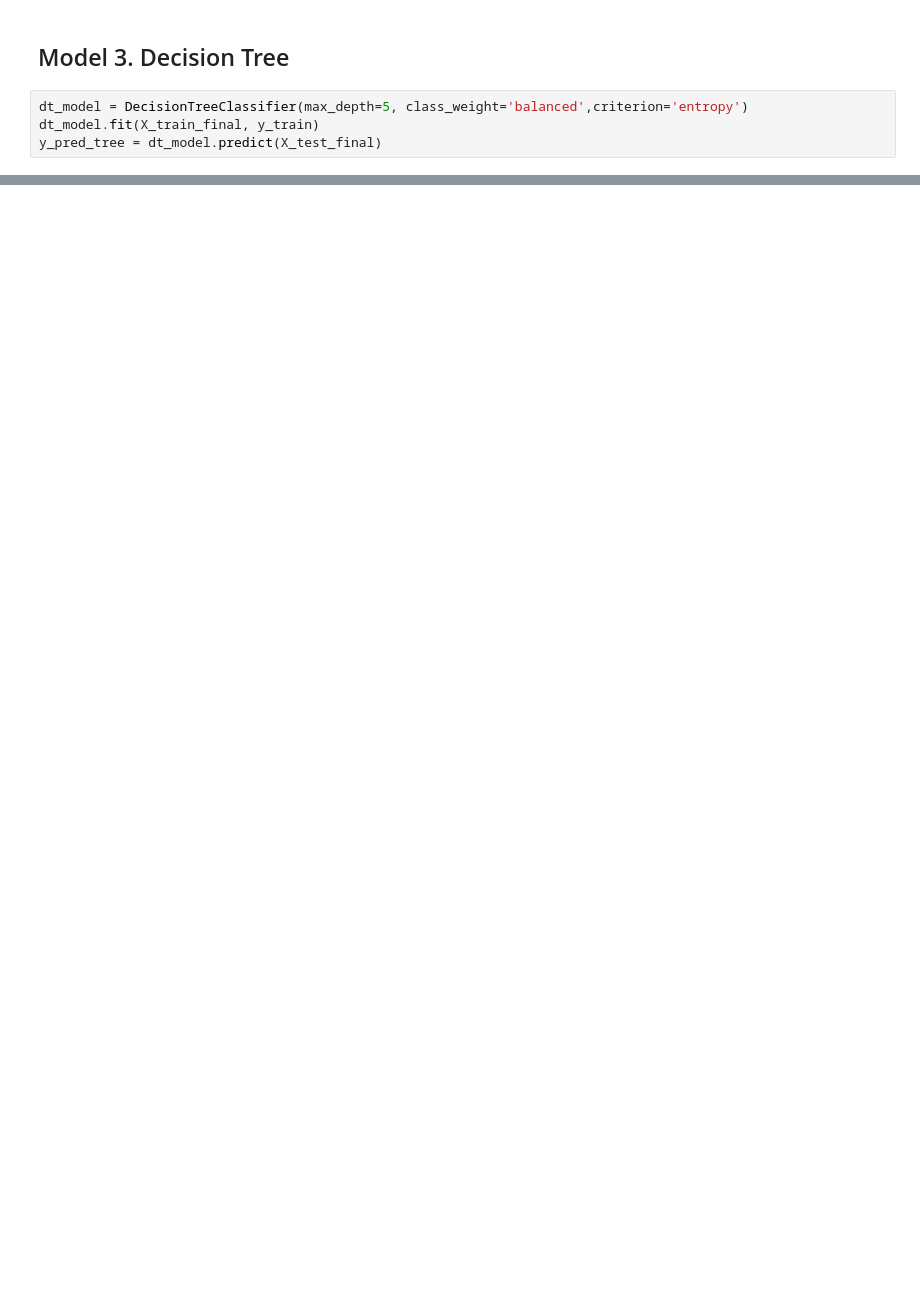
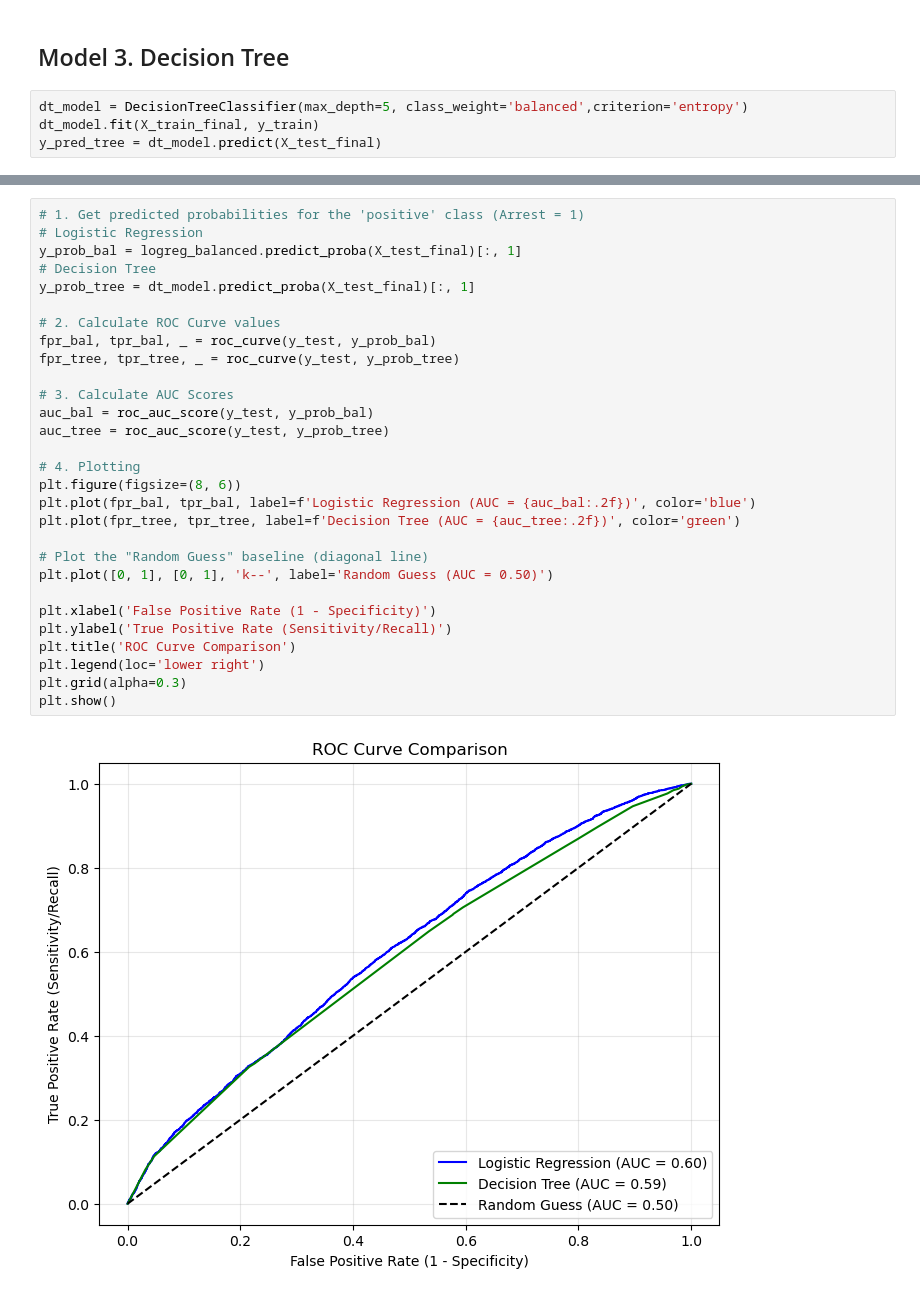
Before and after one commit to JohnThiongo-art/Terry-Traffic-Stops, a Jupyter notebook: traffic.ipynb, the cells around one changed output, grey strips where cells are left out. Drawn from its saved outputs; the diff is of its cells as text; blank space fills up the shorter version.

```diff
--- a/traffic.ipynb
+++ b/traffic.ipynb
@@ -226,0 +278,31 @@ y_pred_tree = dt_model.predict(X_test_final)
+# %%
+# 1. Get predicted probabilities for the 'positive' class (Arrest = 1)
+# Logistic Regression
+y_prob_bal = logreg_balanced.predict_proba(X_test_final)[:, 1]
+# Decision Tree
+y_prob_tree = dt_model.predict_proba(X_test_final)[:, 1]
+
+# 2. Calculate ROC Curve values
+fpr_bal, tpr_bal, _ = roc_curve(y_test, y_prob_bal)
+fpr_tree, tpr_tree, _ = roc_curve(y_test, y_prob_tree)
+
+# 3. Calculate AUC Scores
+auc_bal = roc_auc_score(y_test, y_prob_bal)
+auc_tree = roc_auc_score(y_test, y_prob_tree)
+
+# 4. Plotting
+plt.figure(figsize=(8, 6))
+plt.plot(fpr_bal, tpr_bal, label=f'Logistic Regression (AUC = {auc_bal:.2f})', color='blue')
+plt.plot(fpr_tree, tpr_tree, label=f'Decision Tree (AUC = {auc_tree:.2f})', color='green')
+
+# Plot the "Random Guess" baseline (diagonal line)
+plt.plot([0, 1], [0, 1], 'k--', label='Random Guess (AUC = 0.50)')
+
+plt.xlabel('False Positive Rate (1 - Specificity)')
+plt.ylabel('True Positive Rate (Sensitivity/Recall)')
+plt.title('ROC Curve Comparison')
+plt.legend(loc='lower right')
+plt.grid(alpha=0.3)
+plt.show()
+# %% [output]
+[figure, added]
```
Also changed, not shown: parts of 9 cells of this notebook.
